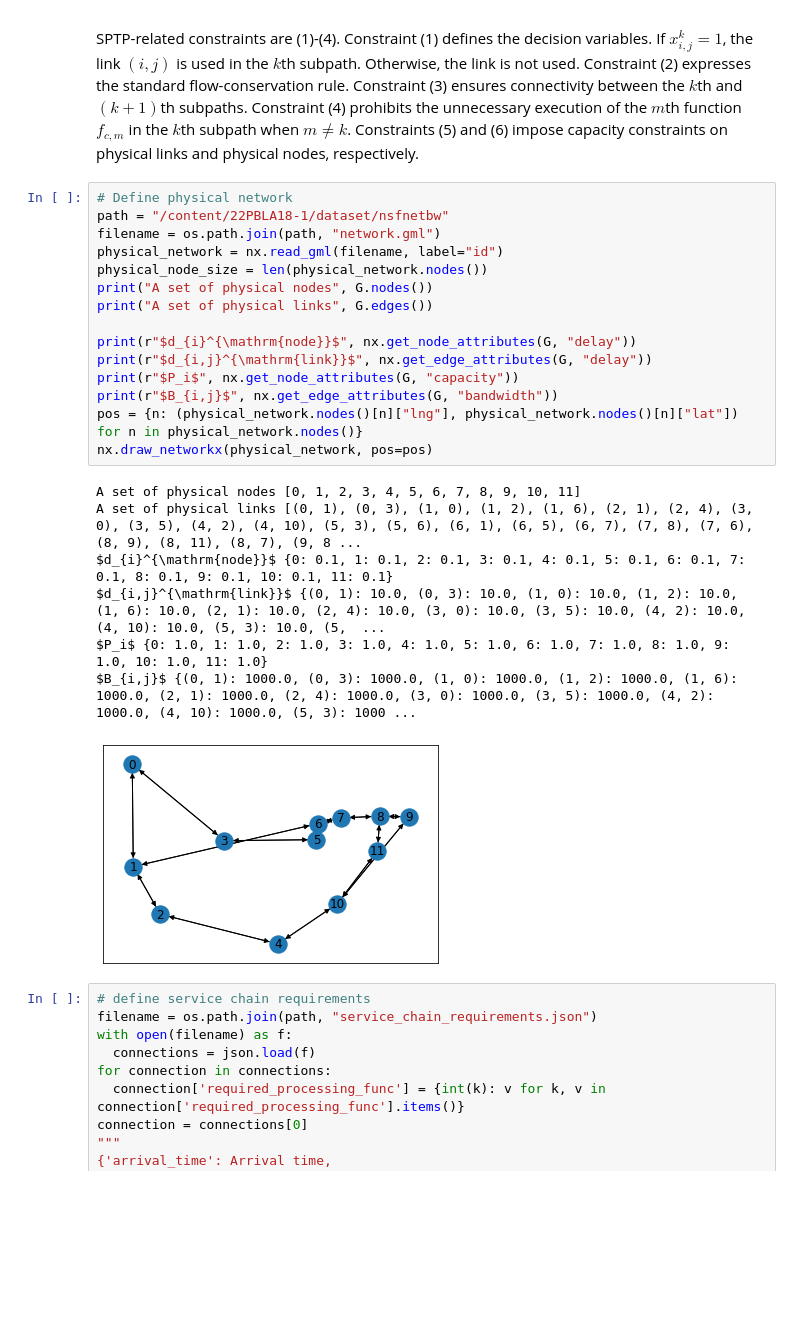
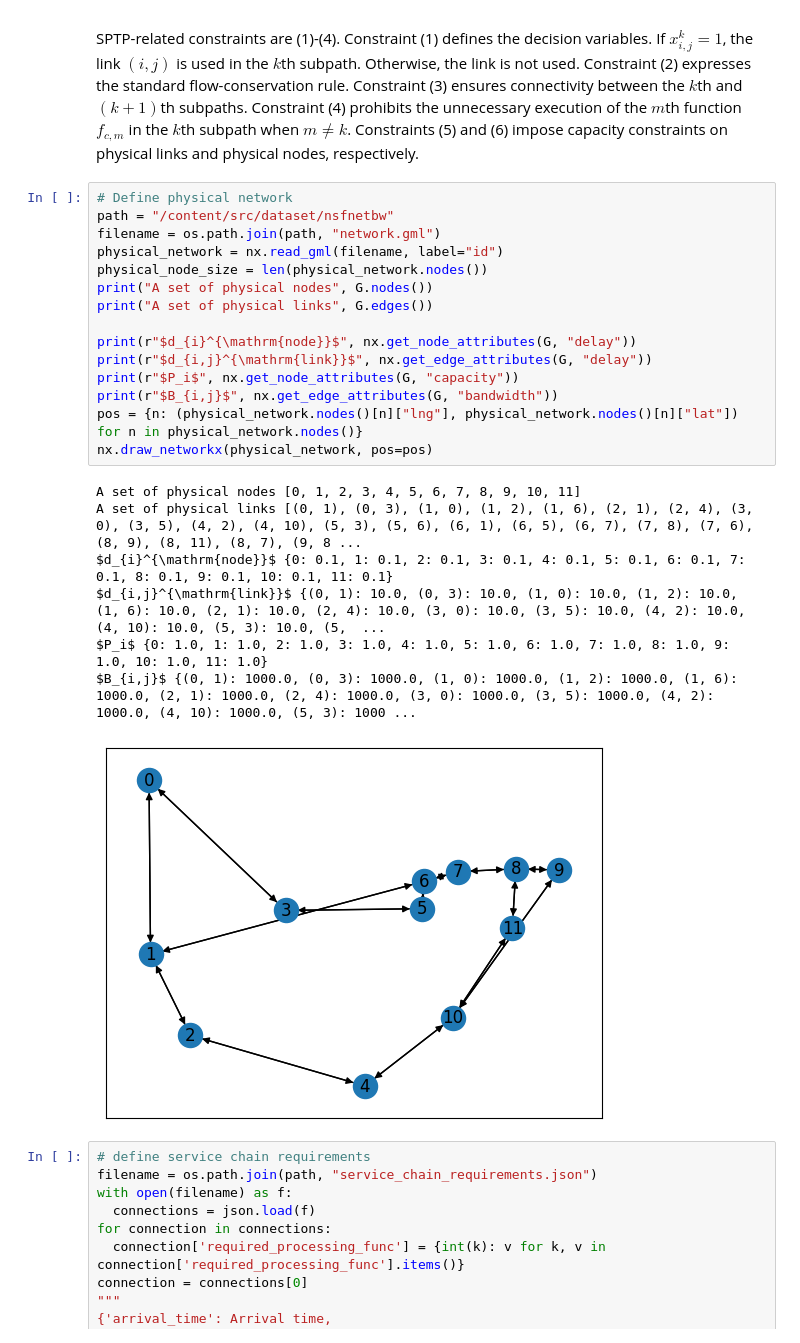
Before and after one commit to oakeshott/26pbl-a19-1, a Jupyter notebook: jupyter/sptp-based-ilp/csptp_based_sfc.ipynb, the cells around one changed output. Cells and saved outputs as stored; diff of their text form; blank space fills up the shorter version.

```diff
--- a/jupyter/sptp-based-ilp/csptp_based_sfc.ipynb
+++ b/jupyter/sptp-based-ilp/csptp_based_sfc.ipynb
@@ -308,27 +311,27 @@ Constraint (4) prohibits the unnecessary execution of the $m$th function $f_{c,m
 Constraints (5) and (6) impose capacity constraints on physical links and physical nodes, respectively.
 # %%
 # Define physical network
-path = "/content/22PBLA18-1/dataset/nsfnetbw"
+path = "/content/src/dataset/nsfnetbw"
 filename = os.path.join(path, "network.gml")
 physical_network = nx.read_gml(filename, label="id")
 physical_node_size = len(physical_network.nodes())
 print("A set of physical nodes", G.nodes())
 print("A set of physical links", G.edges())
 
 print(r"$d_{i}^{\mathrm{node}}$", nx.get_node_attributes(G, "delay"))
 print(r"$d_{i,j}^{\mathrm{link}}$", nx.get_edge_attributes(G, "delay"))
 print(r"$P_i$", nx.get_node_attributes(G, "capacity"))
 print(r"$B_{i,j}$", nx.get_edge_attributes(G, "bandwidth"))
 pos = {n: (physical_network.nodes()[n]["lng"], physical_network.nodes()[n]["lat"]) for n in physical_network.nodes()}
 nx.draw_networkx(physical_network, pos=pos)
 # %% [output]
 A set of physical nodes [0, 1, 2, 3, 4, 5, 6, 7, 8, 9, 10, 11]
 A set of physical links [(0, 1), (0, 3), (1, 0), (1, 2), (1, 6), (2, 1), (2, 4), (3, 0), (3, 5), (4, 2), (4, 10), (5, 3), (5, 6), (6, 1), (6, 5), (6, 7), (7, 8), (7, 6), (8, 9), (8, 11), (8, 7), (9, 8 ...
 $d_{i}^{\mathrm{node}}$ {0: 0.1, 1: 0.1, 2: 0.1, 3: 0.1, 4: 0.1, 5: 0.1, 6: 0.1, 7: 0.1, 8: 0.1, 9: 0.1, 10: 0.1, 11: 0.1}
 $d_{i,j}^{\mathrm{link}}$ {(0, 1): 10.0, (0, 3): 10.0, (1, 0): 10.0, (1, 2): 10.0, (1, 6): 10.0, (2, 1): 10.0, (2, 4): 10.0, (3, 0): 10.0, (3, 5): 10.0, (4, 2): 10.0, (4, 10): 10.0, (5, 3): 10.0, (5,  ...
 $P_i$ {0: 1.0, 1: 1.0, 2: 1.0, 3: 1.0, 4: 1.0, 5: 1.0, 6: 1.0, 7: 1.0, 8: 1.0, 9: 1.0, 10: 1.0, 11: 1.0}
 $B_{i,j}$ {(0, 1): 1000.0, (0, 3): 1000.0, (1, 0): 1000.0, (1, 2): 1000.0, (1, 6): 1000.0, (2, 1): 1000.0, (2, 4): 1000.0, (3, 0): 1000.0, (3, 5): 1000.0, (4, 2): 1000.0, (4, 10): 1000.0, (5, 3): 1000 ...
-[figure, old version]
+[figure, new version]
 # %%
 # define service chain requirements
 filename = os.path.join(path, "service_chain_requirements.json")
```
Also changed, not shown: parts of 8 cells of this notebook.
